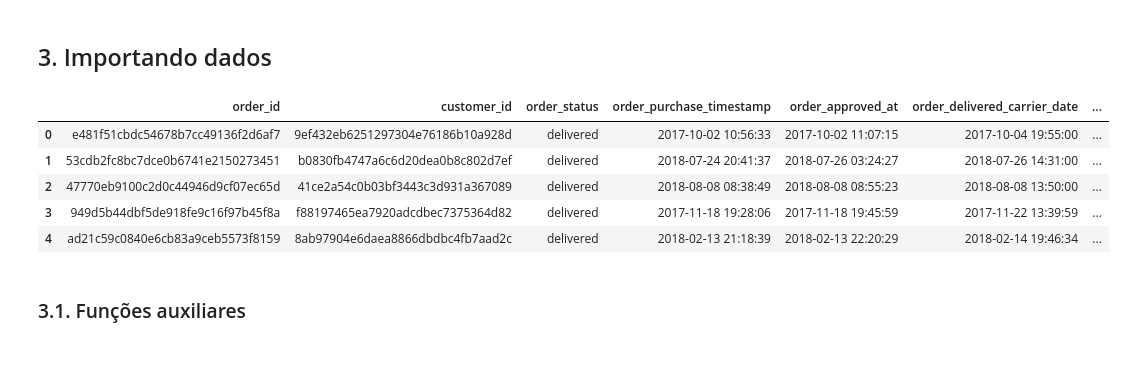
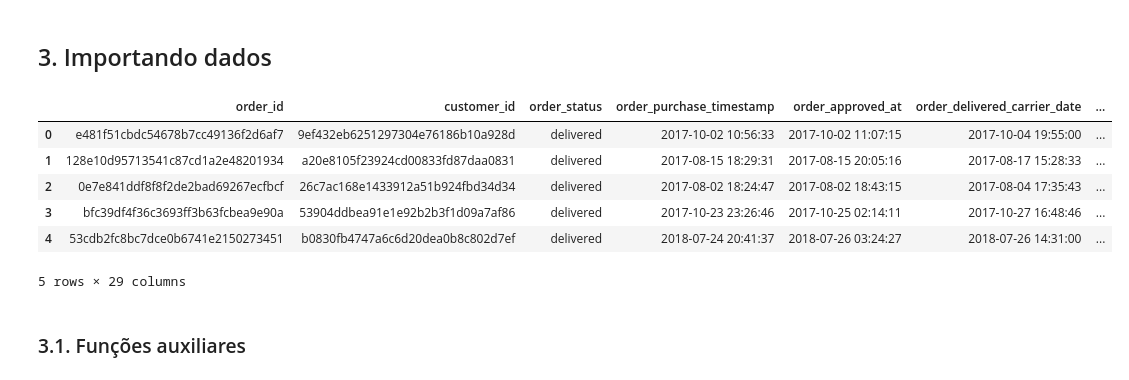
Before and after one commit to luisboani/Olist_Analysis, a Jupyter notebook: [Lucas Version][Portuguese]Olist_Analysis.ipynb, the cells around one changed output. Cells and saved outputs as stored; diff of their text form; code cells hidden in the pictures.

```diff
--- a/[Lucas Version][Portuguese]Olist_Analysis.ipynb
+++ b/[Lucas Version][Portuguese]Olist_Analysis.ipynb
@@ -71,15 +72,24 @@ product_category_translation = pd.read_csv(f"{BASE_DATA_PATH}product_category_na
 # %%
 
 # build final dataset
-df_analysis = orders.merge(customers, on=["customer_id"]).merge(order_items, on=["order_id"])
+df_analysis = (orders
+               .merge(customers, on=["customer_id"])
+               .merge(order_items, on=["order_id"])
+               .merge(products, on=['product_id'])
+              )
+df_analysis['order_approved_at'] = pd.to_datetime(df_analysis['order_approved_at'], format="%Y-%m-%d %H:%M:%S")
+df_analysis['order_date'] = df_analysis['order_approved_at'].dt.date
+df_analysis['year_month'] = df_analysis['order_approved_at'].dt.strftime('%Y/%m')
+df_analysis['day'] = df_analysis['order_approved_at'].dt.day
 df_analysis.head()
 # %% [output]
 |  | order_id | customer_id | order_status | order_purchase_timestamp | order_approved_at | order_delivered_carrier_date | ... |
 | 0 | e481f51cbdc54678b7cc49136f2d6af7 | 9ef432eb6251297304e76186b10a928d | delivered | 2017-10-02 10:56:33 | 2017-10-02 11:07:15 | 2017-10-04 19:55:00 | ... |
-| 1 | 53cdb2fc8bc7dce0b6741e2150273451 | b0830fb4747a6c6d20dea0b8c802d7ef | delivered | 2018-07-24 20:41:37 | 2018-07-26 03:24:27 | 2018-07-26 14:31:00 | ... |
-| 2 | 47770eb9100c2d0c44946d9cf07ec65d | 41ce2a54c0b03bf3443c3d931a367089 | delivered | 2018-08-08 08:38:49 | 2018-08-08 08:55:23 | 2018-08-08 13:50:00 | ... |
-| 3 | 949d5b44dbf5de918fe9c16f97b45f8a | f88197465ea7920adcdbec7375364d82 | delivered | 2017-11-18 19:28:06 | 2017-11-18 19:45:59 | 2017-11-22 13:39:59 | ... |
-| 4 | ad21c59c0840e6cb83a9ceb5573f8159 | 8ab97904e6daea8866dbdbc4fb7aad2c | delivered | 2018-02-13 21:18:39 | 2018-02-13 22:20:29 | 2018-02-14 19:46:34 | ... |
+| 1 | 128e10d95713541c87cd1a2e48201934 | a20e8105f23924cd00833fd87daa0831 | delivered | 2017-08-15 18:29:31 | 2017-08-15 20:05:16 | 2017-08-17 15:28:33 | ... |
+| 2 | 0e7e841ddf8f8f2de2bad69267ecfbcf | 26c7ac168e1433912a51b924fbd34d34 | delivered | 2017-08-02 18:24:47 | 2017-08-02 18:43:15 | 2017-08-04 17:35:43 | ... |
+| 3 | bfc39df4f36c3693ff3b63fcbea9e90a | 53904ddbea91e1e92b2b3f1d09a7af86 | delivered | 2017-10-23 23:26:46 | 2017-10-25 02:14:11 | 2017-10-27 16:48:46 | ... |
+| 4 | 53cdb2fc8bc7dce0b6741e2150273451 | b0830fb4747a6c6d20dea0b8c802d7ef | delivered | 2018-07-24 20:41:37 | 2018-07-26 03:24:27 | 2018-07-26 14:31:00 | ... |
+5 rows × 29 columns
 # %% [markdown]
 ### 3.1. Funções auxiliares
 # %%
```
Also changed, not shown: parts of 24 cells of this notebook.
